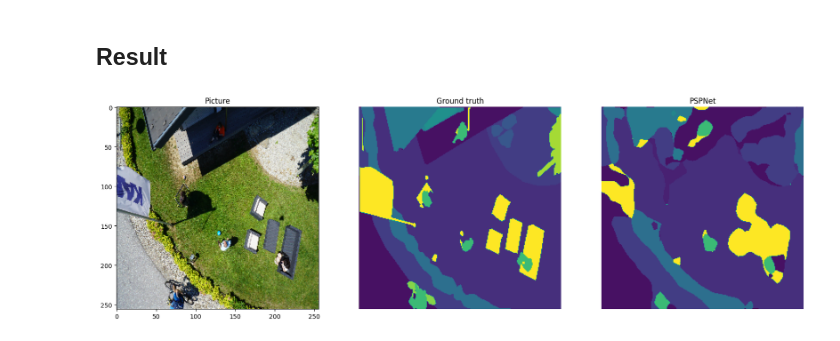
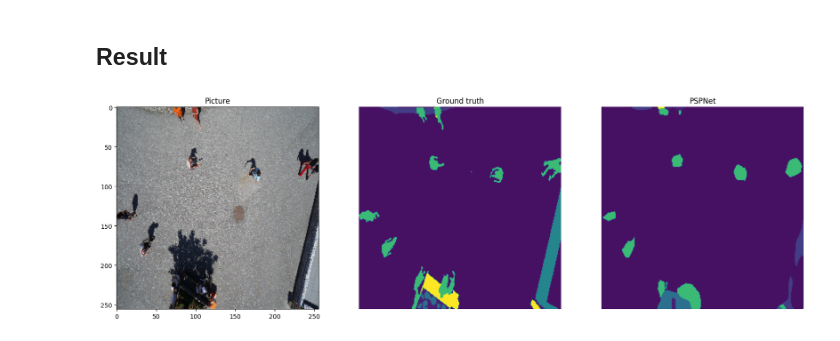
Before and after one commit to jagerbob/pspnet-semantic-segmentation, a Jupyter notebook: 01_pspnet_drone.ipynb, the cells around one changed output. Cells and saved outputs as stored; diff of their text form; code cells hidden in the pictures.

```diff
--- a/01_pspnet_drone.ipynb
+++ b/01_pspnet_drone.ipynb
@@ -115,7 +87,7 @@ class PyramidPoolingModule(nn.Module):
         self.pooling_layers = nn.ModuleList([
             nn.Sequential(
                 nn.AdaptiveAvgPool2d(output_size=p), # Pool
-                conv2DBatchNorm(in_channels, int(in_channels / len(pools)), kernel_size=1, stride=1, padding=0, dilation=1, bias=False, activation=True) # Conv
+                nn.Conv2d(in_channels, int(in_channels / len(pools)), 1, 1, 0, 1, bias=False)
             )
             for p in pools
         ])
@@ -155,20 +102,27 @@ class DecodePSPFeature(nn.Module):
+# %%
+class SegmentationClassifier(nn.Module):
+
+    def __init__(self, in_channels, out_channels):
+        super().__init__()
+        self.segmentation = nn.Sequential(
+            nn.Conv2d(in_channels, out_channels, kernel_size=1),
+            nn.UpsamplingBilinear2d(scale_factor=8)
+        )
+
+    def forward(self, x):
+        return self.segmentation(x)
 # %%
 class PSPNet(nn.Module):
     def __init__(self, n_classes):
         super().__init__()
-
-        full_img_size = 256
-        feature_map_size = 32
-
         self.feature_extractor = CustomResNet()
         self.pyramid_pooling = PyramidPoolingModule(input_shape=(32, 32), in_channels=512, pools = (6, 3, 2, 1))
-        self.decode_feature = DecodePSPFeature(height=full_img_size, width=full_img_size,n_classes=n_classes)
+        self.classifier = SegmentationClassifier(in_channels=1024, out_channels=n_classes)
 
     def forward(self, x):
         encoder_outputs, encoder_auxiliary = self.feature_extractor(x)
         pyramid_outputs = self.pyramid_pooling(encoder_outputs)
-        decoder_outputs = self.decode_feature(pyramid_outputs)
-        return decoder_outputs
+        return self.classifier(pyramid_outputs)
 # %%
 model = PSPNet(n_classes=23)
 summary(model, input_size=(3, 3, 256, 256))
@@ -223,5 +177,5 @@ def fit(epochs, model, train_loader, val_loader, criterion, optimizer):
 
         print(f"Epoch {e} | Loss: {train_loss/len(train_loader)} | Val Loss: {val_loss/len(val_loader)}")
 # %%
-fit(25, model, train_loader, val_loader, criterion, optimizer)
+fit(10, model, train_loader, val_loader, criterion, optimizer)
 # %% [output]
@@ -258,19 +199,19 @@ def predict_image_mask(model, image):
         masked = masked.cpu().squeeze(0)
     return masked
 # %%
-image, mask = test_set[33]
+image, mask = test_set[8]
 pred_mask = predict_image_mask(model, image)
 
 fig, (ax1, ax2, ax3) = plt.subplots(1,3, figsize=(20,10))
 ax1.imshow(T.ToPILImage()(image))
 ax1.set_title('Picture')
 
 ax2.imshow(mask)
 ax2.set_title('Ground truth')
 ax2.set_axis_off()
 
 ax3.imshow(pred_mask)
 ax3.set_title('PSPNet')
 ax3.set_axis_off()
 # %% [output]
-[figure, old version]
+[figure, new version]
```
Also changed, not shown: parts of 7 cells of this notebook.
